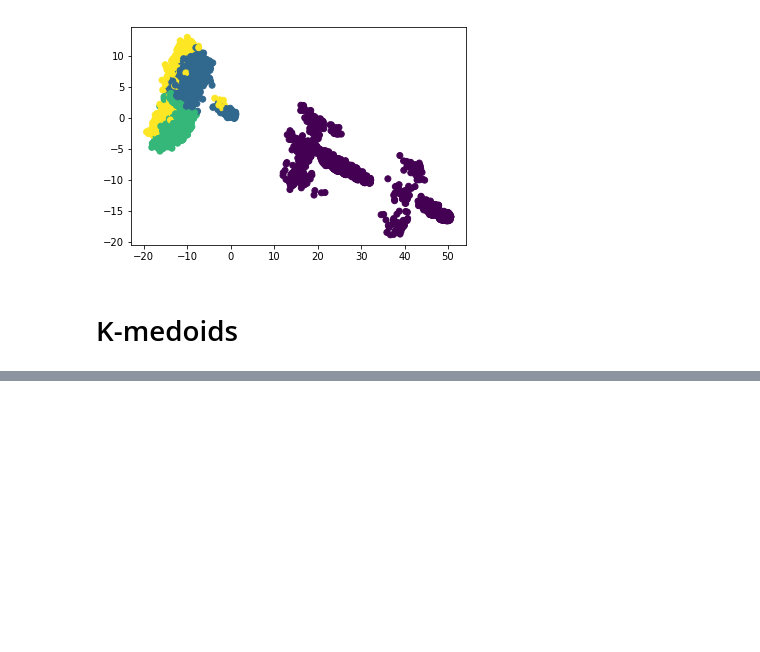
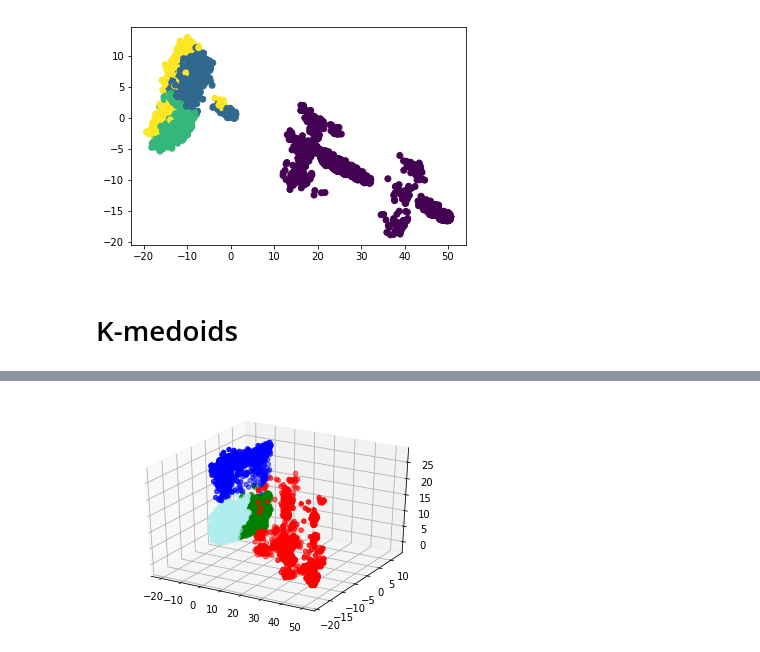
Before and after one commit to standingbychen/Big-Data-Lab, a Jupyter notebook: KMeans.ipynb, the cells around one changed output, grey strips where cells are left out. Cells and saved outputs as stored; diff of their text form; code cells hidden in the pictures; blank space fills up the shorter version.

Commit message:
k-medoids

```diff
--- a/KMeans.ipynb
+++ b/KMeans.ipynb
@@ -428,4 +445,4 @@ def get_centroids_med(data):
 # %%
 sample_data_list=sample_data_rdd.map(std_pca_mapper).collect()
 # %%
-get_centroids_med(data=sample_data_list);
+initial_centroids_med = get_centroids_med(data=sample_data_list)
@@ -534,28 +484,41 @@ SyntaxError: unexpected EOF while parsing (<ipython-input-133-55e12dc8f3e4>, lin
+# %%
+# 获得当前cluster的新中心点
+def get_centroids_med(cluster):
+    """
+    cluster: list of vec object
+    """
+    min_cost=-1;
+    min_ids=-1;
+    for i in cluster:
+        sum_cost = 0
+        for j in cluster:
+            sum_cost += eucDis(i,j)
+        if min_cost == -1 or sum_cost<min_cost:
+            min_cost = sum_cost
+            min_ids = i
+    return min_ids
 # %%
 import time
 
-def k_medoids(data,initial_centroids_med=minIds,iter_cnt=iter_cnt):
+def k_medoids(data,initial_centroids_med=minIds,max_iter_med=max_iter_med):
     # 初始化迭代计数器
     iter_cnt = 0
     # 初始化簇质心
-    global current_centroids_med
+    global current_centroids_med # nearest_med_mapper 全局引用
     current_centroids_med = initial_centroids_med.copy()
     new_centroids_med = initial_centroids_med.copy()
     # 调整数据格式作为输入
-    data = data.map(std_pca_mapper).map(lambda x:(0,[x]))
+    data = data.map(std_pca_mapper).map(lambda x:(0,([x],1)))
     print("STD, PCA set.")
     time_start = time.time()
     # 迭代
     while True:
         # 划分簇
-        data = data.map(nearest_med_mapper)
+        cluster_collect = data.map(nearest_med_mapper).reduceByKey(center_med_reducer).collect()
         # 计算新的中心
-        cluster_collect = data.reduceByKey(center_med_reducer).collect()
-        cent_list =
-        for x,y in cent_list: # (id,(vec,cnt))
-            new_centroids[x] = vecDiv(y[0],y[1])
+        new_centroids_med = [ get_centroids_med(news[1][0]+[cur]) for news,cur in zip(cluster_collect,current_centroids_med)]
         iter_cnt +=1
-        loss = change(new_centroids,current_centroids)
+        loss = change(new_centroids_med,current_centroids_med)
 
         # TODO: 输出迭代信息
         time_end = time.time()
@@ -570,6 +533,10 @@ def k_medoids(data,initial_centroids_med=minIds,iter_cnt=iter_cnt):
             # 达到最大迭代次数
             print("达到迭代上限,算法结束")
             break;
-        current_centroids = new_centroids.copy()
-    result = data.map(lambda x:x[0]).collect() # 获得label
+        current_centroids_med = new_centroids_med.copy()
+
+     # 获得label
+    result = data.map(nearest_med_mapper).map(lambda x:x[0]).collect()
     return result
+# %%
+k_med_label = k_medoids(data=sample_data_rdd)
@@ -575,0 +561,4 @@ def k_medoids(data,initial_centroids_med=minIds,iter_cnt=iter_cnt):
+# %%
+draw_3d(sample_data_rdd.map(std_pca_mapper).collect(),k_med_label)
+# %% [output]
+[figure, added]
```
Also changed, not shown: parts of 18 cells of this notebook, 1 other file.
